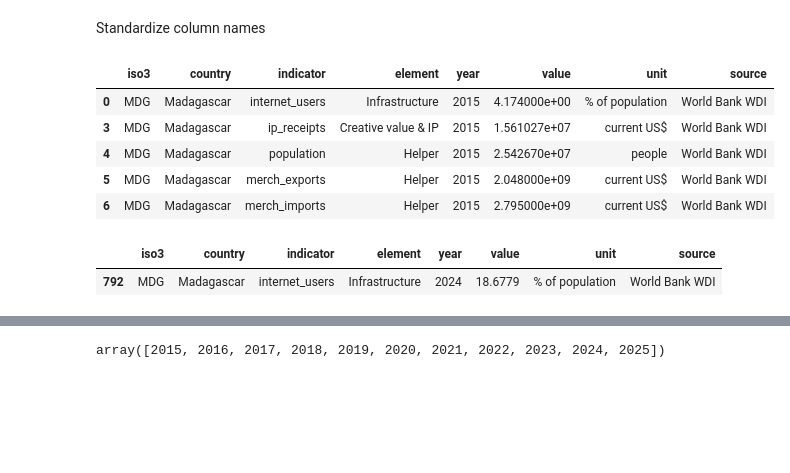
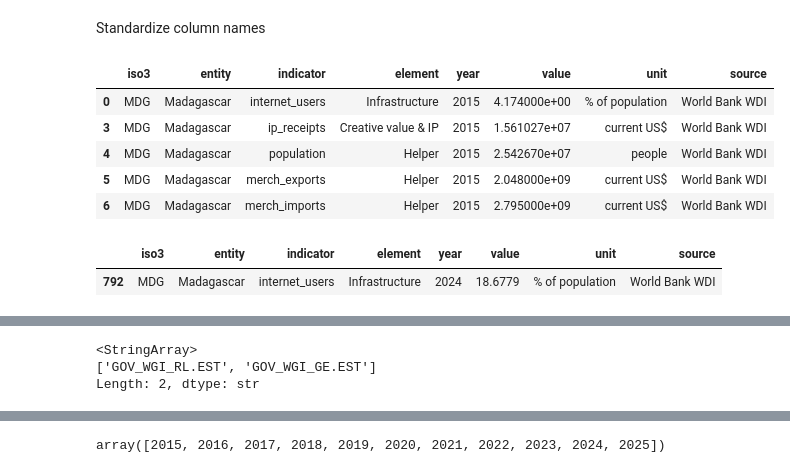
Before and after one commit to ellie-rabarison/creative-economy, a Jupyter notebook: notebooks/01_clean_worldbank.ipynb, the cells around one changed output, grey strips where cells are left out. Drawn from its saved outputs; the diff is of its cells as text; code cells hidden in the pictures; blank space fills up the shorter version.

```diff
--- a/notebooks/01_clean_worldbank.ipynb
+++ b/notebooks/01_clean_worldbank.ipynb
@@ -73,7 +73,7 @@ Create dictionary to link each World Bank code to short name, CEDM element and u
 labels = {
     "IT.NET.USER.ZS":    ("internet_users",         "Infrastructure",      "% of population"),
     "LP.LPI.OVRL.XQ":    ("logistics_performance",  "Infrastructure",      "index, 1 to 5"),
-    "SI.POV.GINI":       ("gini",                   "Governance",          "index, 0 to 100"),
+    "SI.POV.GINI":       ("gini",                   "Governance",          "index, 0 to 100 (higher = more unequal)"),
     "BX.GSR.ROYL.CD":    ("ip_receipts",            "Creative value & IP", "current US$"),
     "IP.TMK.RSCT":       ("trademarks_resident",    "Creative value & IP", "applications"),
     "IP.TMK.NRCT":       ("trademarks_nonresident", "Creative value & IP", "applications"),
@@ -99,11 +99,11 @@ long.head()
 # %% [markdown]
 Standardize column names
 # %%
-wdi = long.rename(columns={"Country Code": "iso3", "Country Name": "country","Year": "year", "Value": "value"})
-wdi = wdi[["iso3", "country", "indicator", "element", "year", "value", "unit", "source"]]
+wdi = long.rename(columns={"Country Code": "iso3", "Country Name": "entity","Year": "year", "Value": "value"})
+wdi = wdi[["iso3", "entity", "indicator", "element", "year", "value", "unit", "source"]]
 wdi.head()
 # %% [output]
-|  | iso3 | country | indicator | element | year | value | unit | source |
+|  | iso3 | entity | indicator | element | year | value | unit | source |
 | 0 | MDG | Madagascar | internet_users | Infrastructure | 2015 | 4.174000e+00 | % of population | World Bank WDI |
 | 3 | MDG | Madagascar | ip_receipts | Creative value & IP | 2015 | 1.561027e+07 | current US$ | World Bank WDI |
 | 4 | MDG | Madagascar | population | Helper | 2015 | 2.542670e+07 | people | World Bank WDI |
@@ -112,7 +112,7 @@ wdi.head()
 # %%
 wdi[(wdi["iso3"] == "MDG") & (wdi["indicator"] == "internet_users") & (wdi["year"] == 2024)]
 # %% [output]
-|  | iso3 | country | indicator | element | year | value | unit | source |
+|  | iso3 | entity | indicator | element | year | value | unit | source |
 | 792 | MDG | Madagascar | internet_users | Infrastructure | 2024 | 18.6779 | % of population | World Bank WDI |
 # %%
 df2 = pd.read_csv("../data/raw/wgi_data.csv")
@@ -140,2 +140,10 @@ df2=df2.rename(columns={"Country Name": "country", "Country Code": "iso3", })
+# %%
+wgi_codes = ["GOV_WGI_RL.EST", "GOV_WGI_GE.EST"]
+df2 = df2[df2["Series Code"].isin(wgi_codes)]
+df2["Series Code"].unique()
+# %% [output]
+<StringArray>
+['GOV_WGI_RL.EST', 'GOV_WGI_GE.EST']
+Length: 2, dtype: str
 # %%
 long2 = df2.melt(
```
Also changed, not shown: parts of 16 cells of this notebook, 1 other file.
